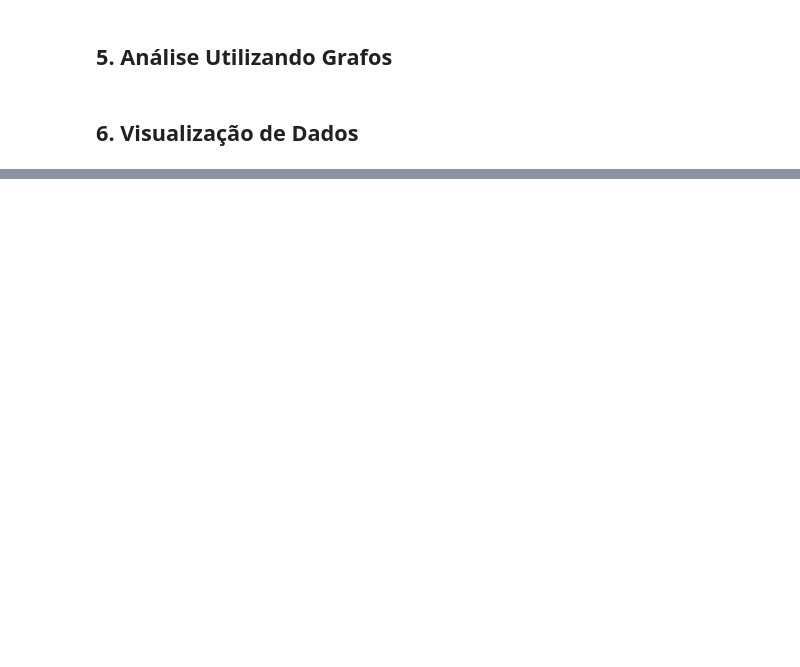
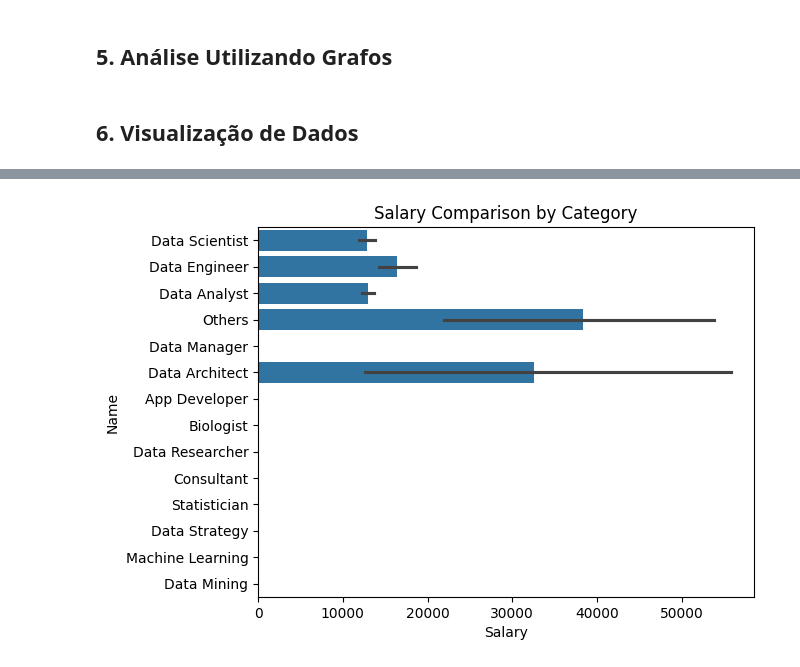
Before and after one commit to tcastb/ED_trabalho, a Jupyter notebook: main.ipynb, the cells around one changed output, grey strips where cells are left out. Cells and saved outputs as stored; diff of their text form; code cells hidden in the pictures; blank space fills up the shorter version.

```diff
--- a/main.ipynb
+++ b/main.ipynb
@@ -606,0 +660,6 @@ Job foun
+# %%
+sns.barplot(x='Salary', y='Name', data=df, orient='h')
+plt.title('Salary Comparison by Category')
+plt.show()
+# %% [output]
+[figure, added]
```
Also changed, not shown: parts of 12 cells of this notebook.
